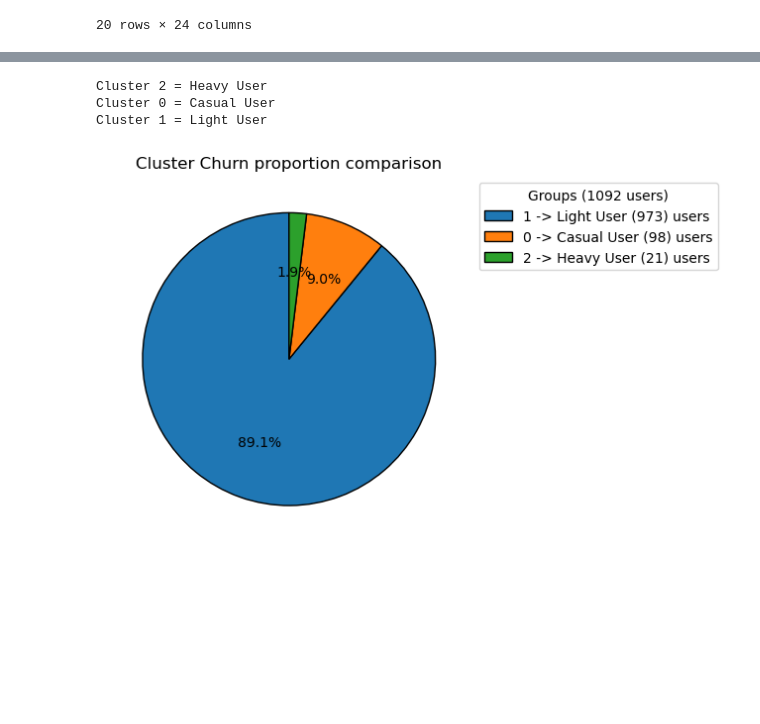
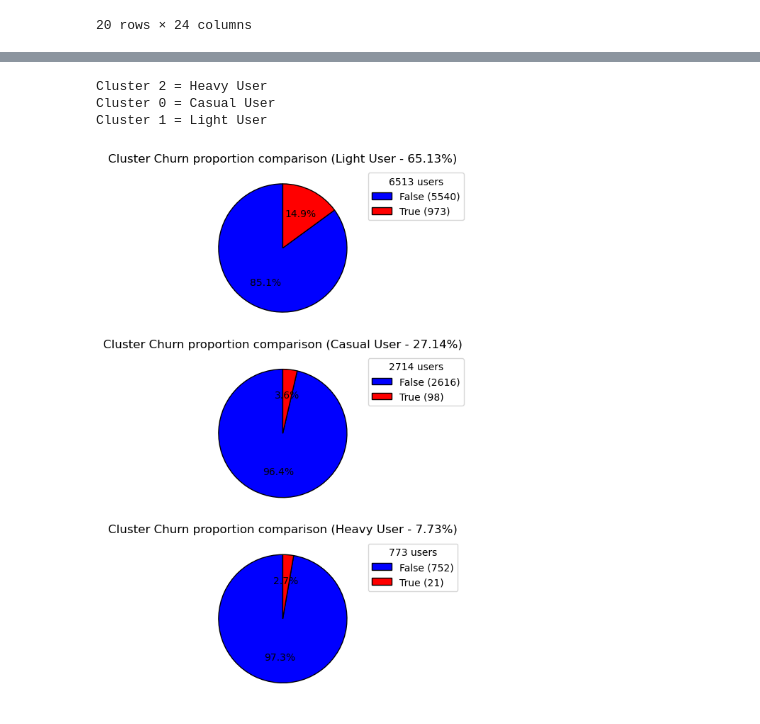
Before and after one commit to CaioAFA/2025-case-data-master-caio-arrabal, a Jupyter notebook: notebooks/06_1-Churn-Clustering.ipynb, the cells around one changed output, grey strips where cells are left out. Drawn from its saved outputs; the diff is of its cells as text; code cells hidden in the pictures; blank space fills up the shorter version.

```diff
--- a/notebooks/06_1-Churn-Clustering.ipynb
+++ b/notebooks/06_1-Churn-Clustering.ipynb
@@ -293,25 +341,34 @@ Cluster 1 = Light User
-# %%
-def compare_cluster_is_churn_proportion(df: pd.DataFrame):
-    cluster_value_map = get_cluster_value_map(df)
-
-    df = df[df['is_churn'] == 1]
-    counted = df['cluster'].value_counts()
-    labels = []
-    for i in counted.index:
-        labels.append(
-            f'{i} -> {cluster_value_map[i]} ({counted[i]}) users'
-        )
-
-    plot_pizza(
-        value_counts=counted,
-        labels=labels,
-        title='Cluster Churn proportion comparison',
-        legend=f'Groups ({len(df)} users)'
-    )
-
-compare_cluster_is_churn_proportion(usage_df)
-# %% [output]
-Cluster 2 = Heavy User
-Cluster 0 = Casual User
-Cluster 1 = Light User
-[figure, removed]
+# %%
+def compare_cluster_is_churn_proportion(df: pd.DataFrame):
+    cluster_value_map = get_cluster_value_map(df)
+
+    n_rows = 3
+    n_cols = 1
+    fig, axes = plt.subplots(n_rows, n_cols, figsize=(8, 8))  # Adjust the figure size
+    axes = axes.flatten()  # Flatten the axes array for easier indexing
+
+    cluster_counted = df['cluster'].value_counts()
+    for index, cluster in enumerate(cluster_counted.index):
+        filtered_df =  df[df['cluster'] == cluster]
+        is_churn_counted = filtered_df['is_churn'].value_counts()
+
+        cluster_percentage = len(filtered_df) * 100 / len(df)
+
+        plot_pizza(
+            value_counts=is_churn_counted,
+            labels=[f'{x} ({is_churn_counted[x]})' for x in is_churn_counted.index],
+            title=f'Cluster Churn proportion comparison ({cluster_value_map[cluster]} - {cluster_percentage}%)',
+            legend=f'{len(filtered_df)} users',
+            ax=axes[index],
+            colors=['blue', 'red']
+        )
+
+    plt.tight_layout()
+    plt.show()
+
+compare_cluster_is_churn_proportion(usage_df)
+# %% [output]
+Cluster 2 = Heavy User
+Cluster 0 = Casual User
+Cluster 1 = Light User
+[figure, added]
```
Also changed, not shown: parts of 6 cells of this notebook.
